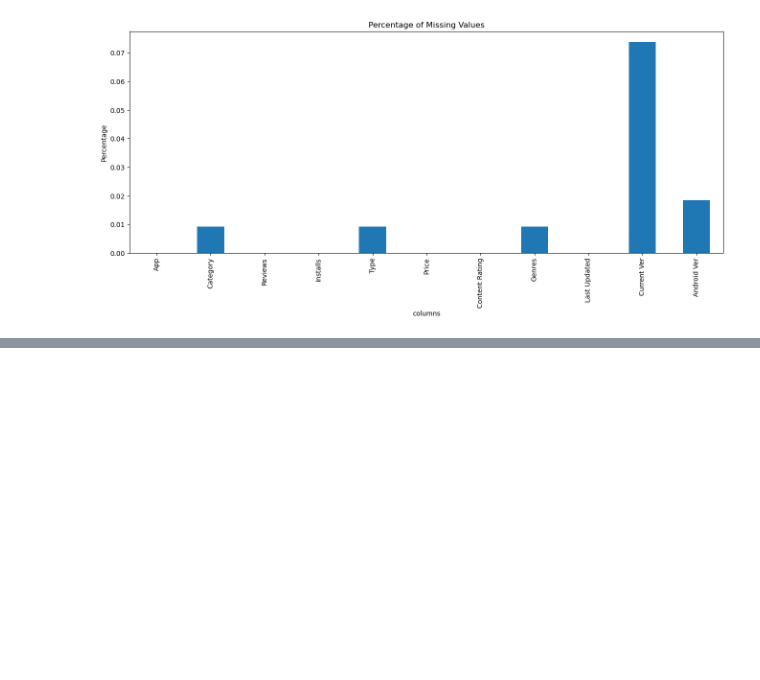
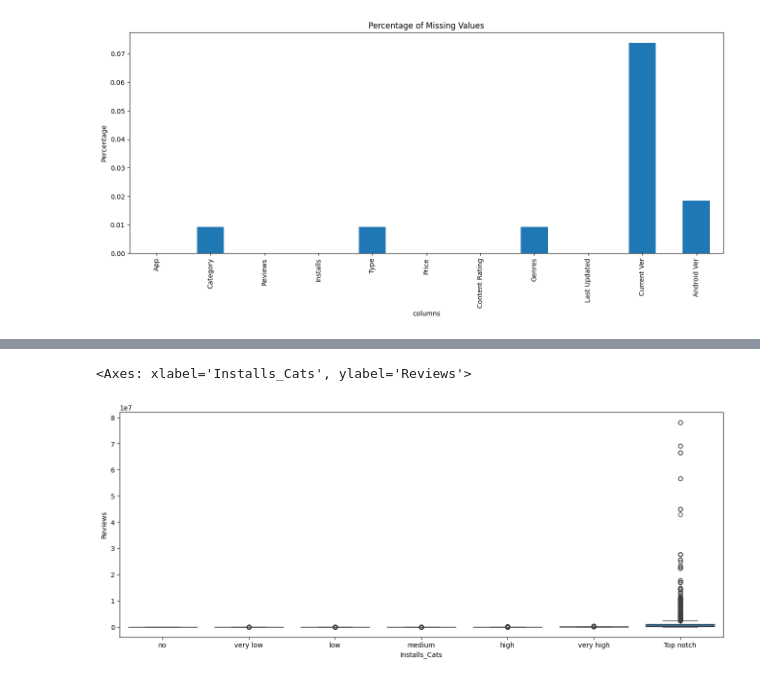
Before and after one commit to ShehzadAhmad-learner/Exploratory-Data-Analysis, a Jupyter notebook: cod_eda_googleplaystore.ipynb, the cells around one changed output, grey strips where cells are left out. Cells and saved outputs as stored; diff of their text form; code cells hidden in the pictures; blank space fills up the shorter version.

```diff
--- a/cod_eda_googleplaystore.ipynb
+++ b/cod_eda_googleplaystore.ipynb
@@ -415,0 +768,6 @@ Text(0.5, 1.0, 'Percentage of Missing Values')
+# %%
+plt.figure(figsize=(16,6))
+sns.boxplot(x='Installs_Cats',y='Reviews',data=df)
+# %% [output]
+<Axes: xlabel='Installs_Cats', ylabel='Reviews'>
+[figure, added]
```
Also changed, not shown: parts of 40 cells of this notebook.
